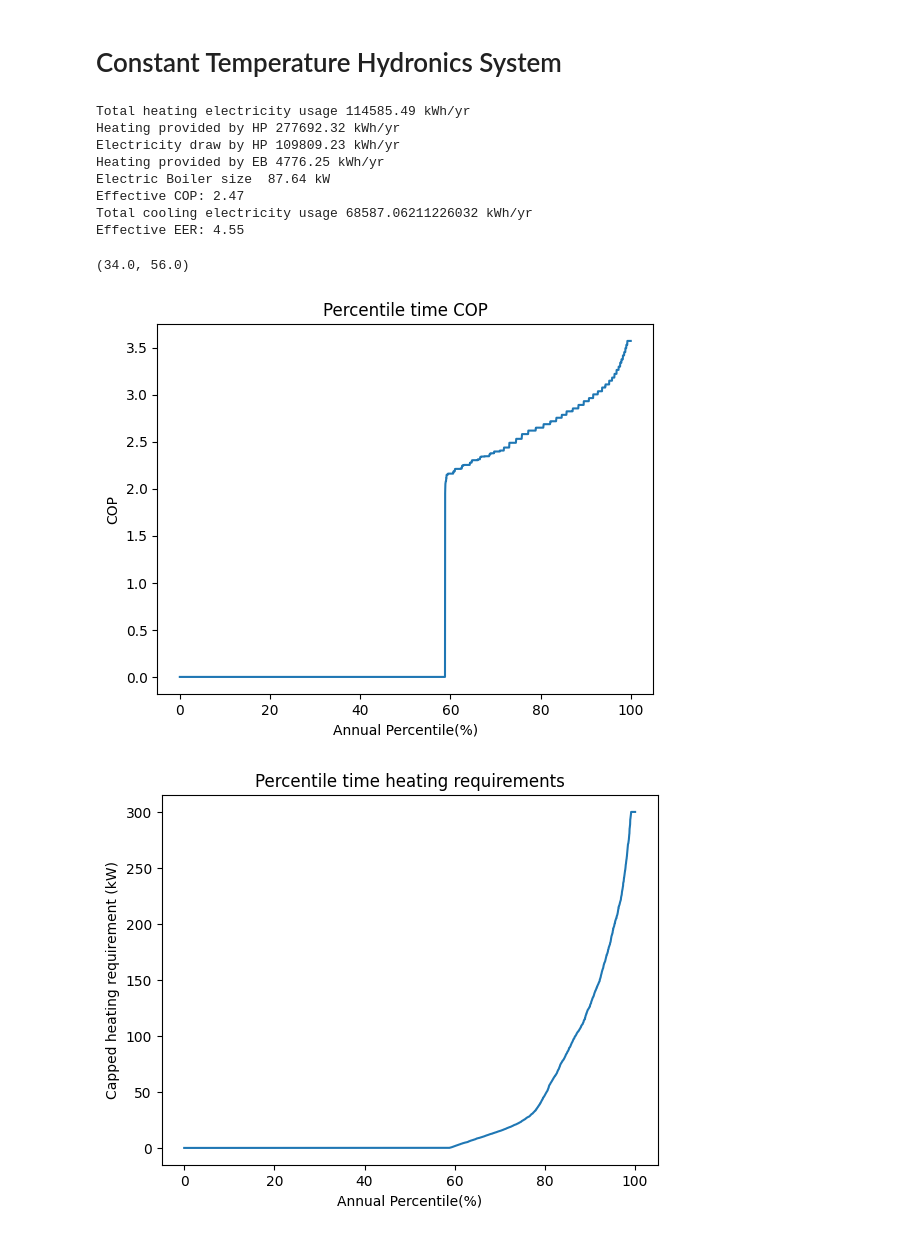
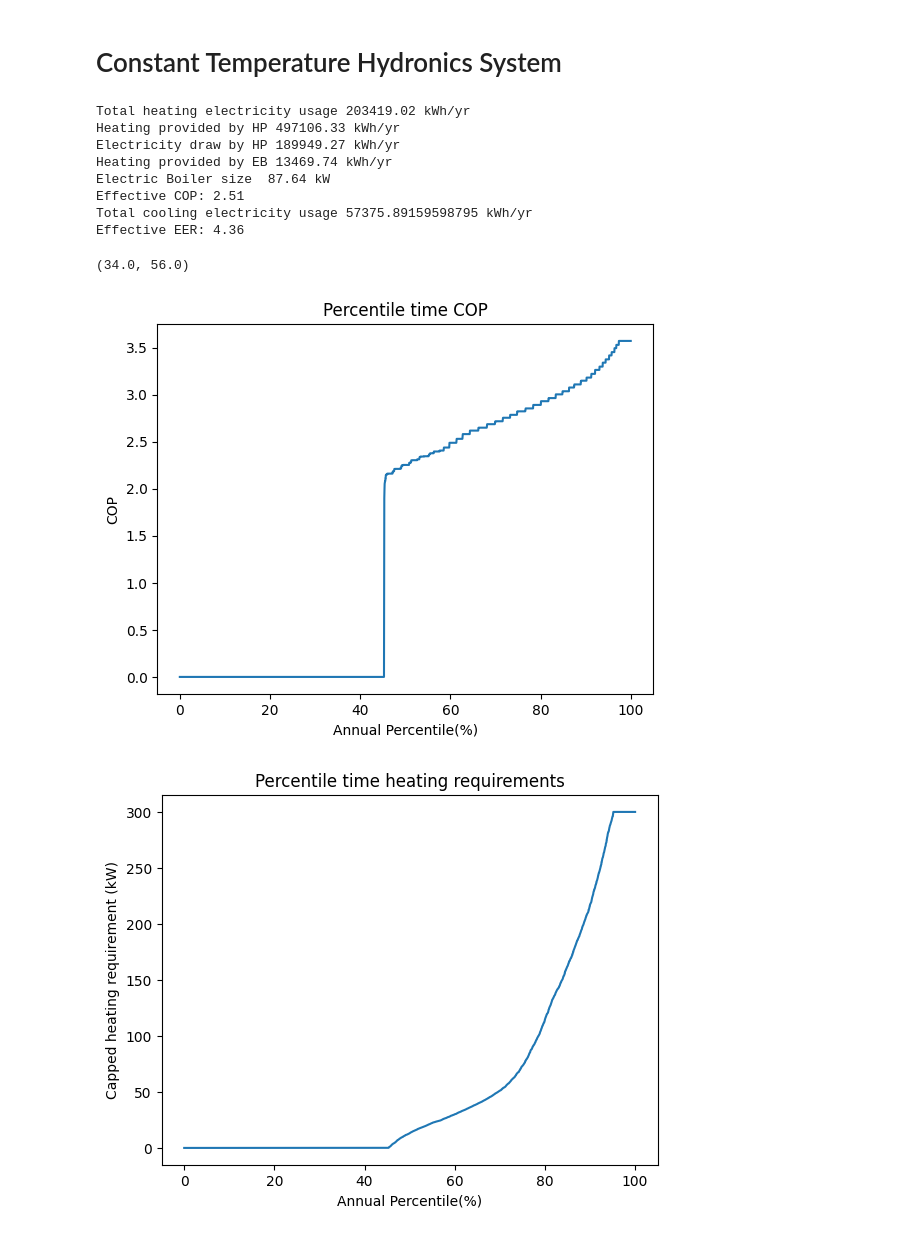
Before and after one commit to SNaylor12543/Variable_Output_Temperature_Heat_Pump, a Jupyter notebook: EAHV-M1500-YCL(-N).ipynb, the cells around one changed output. Drawn from its saved outputs; the diff is of its cells as text; code cells hidden in the pictures.

```diff
--- a/EAHV-M1500-YCL(-N).ipynb
+++ b/EAHV-M1500-YCL(-N).ipynb
@@ -247,7 +247,7 @@ cooling_hydronics_temp = 7
 
 Heat_Pump = Heat_Pump("Data/Heat_Pump/EAHV-M1500-YCL(-N)/Heating_10C.csv")
 HVAC = HVAC("Data/Heat_Pump/EAHV-M1500-YCL(-N)/Cooling_10C.csv")
-data_path = "Data/XL-BES-Tool_Output_17-02.csv"
+data_path = "Data/XL-BES-Tool_Output_09-03.csv"
 write_path = "Data/Output-Alt2.csv"
 
 Heating_Distribution = Heating_Distribution(heating_hydronics_temp, cooling_hydronics_temp)
@@ -308,39 +308,39 @@ plt.ylabel('Capped heating requirement (kW)')
 plt.figure(2)
 plt.plot(100 * time / np.max(time), np.sort(EER))
 plt.title("Percentile time EER")
 plt.xlabel('Annual Percentile(%)')
 plt.ylabel('EER')
 
 plt.figure(3)
 plt.plot(100 * time / np.max(time), np.sort(cooling))
 plt.title('Percentile time cooling requirements')
 plt.xlabel('Annual Percentile(%)')
 plt.ylabel('Capped cooling requirement (kW)')
 
 plt.figure(4)
 indices = [i for i, x in enumerate(heating) if x != 0]
 plt.plot(air_temp[indices], HP_deliver_temp[indices], marker="o", label="Demanded conditions", linestyle="None")
 air_temp_op_conditions = np.linspace(-20, 20, 1000)
 hydronics_temp_op_conditions = np.ones(len(air_temp_op_conditions)) * 55
 hydronics_temp_op_conditions = Heat_Pump.operating_conditions_check(hydronics_temp_op_conditions, air_temp_op_conditions)
 plt.plot(air_temp_op_conditions, hydronics_temp_op_conditions, color="red", label="Heat Pump operating conditions")
 plt.xlabel("Air temperature(°C)")
 plt.ylabel("Hydronics temperature(°C)")
 plt.title("Heat Pump Operating Conditions")
 plt.legend(loc='upper right')
 
 ax = plt.gca()
 ax.set_xlim([-22.5, 27.5])
 ax.set_ylim([34, 56])
 # %% [output]
-Total heating electricity usage 114585.49 kWh/yr
-Heating provided by HP 277692.32 kWh/yr
-Electricity draw by HP 109809.23 kWh/yr
-Heating provided by EB 4776.25 kWh/yr
+Total heating electricity usage 203419.02 kWh/yr
+Heating provided by HP 497106.33 kWh/yr
+Electricity draw by HP 189949.27 kWh/yr
+Heating provided by EB 13469.74 kWh/yr
 Electric Boiler size  87.64 kW
-Effective COP: 2.47
-Total cooling electricity usage 68587.06211226032 kWh/yr
-Effective EER: 4.55
+Effective COP: 2.51
+Total cooling electricity usage 57375.89159598795 kWh/yr
+Effective EER: 4.36
 (34.0, 56.0)
-[figure, old version]
+[figure, new version]
-[figure, old version]
+[figure, new version]
```
Also changed, not shown: parts of 2 cells of this notebook, 6 other files.
